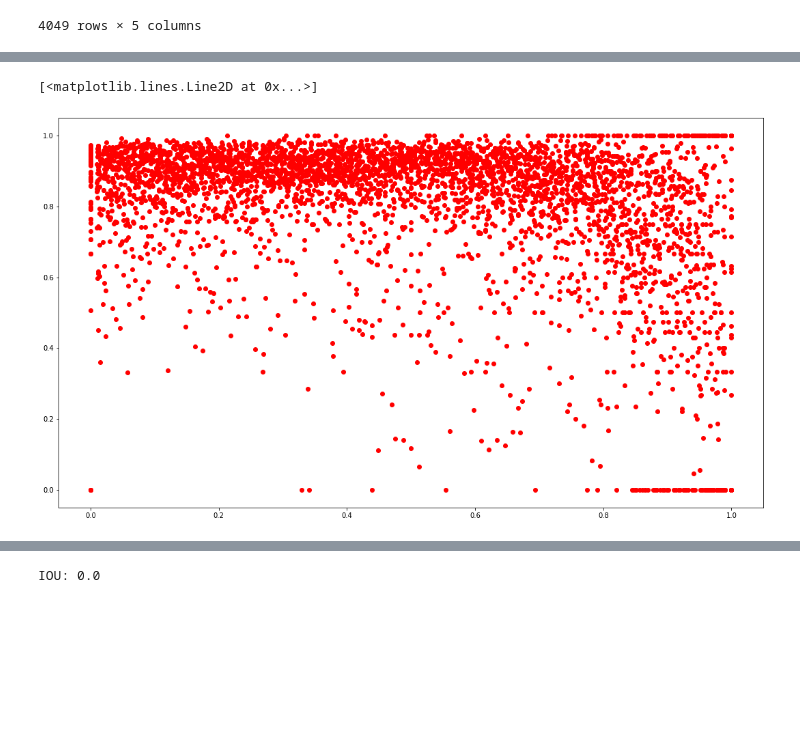
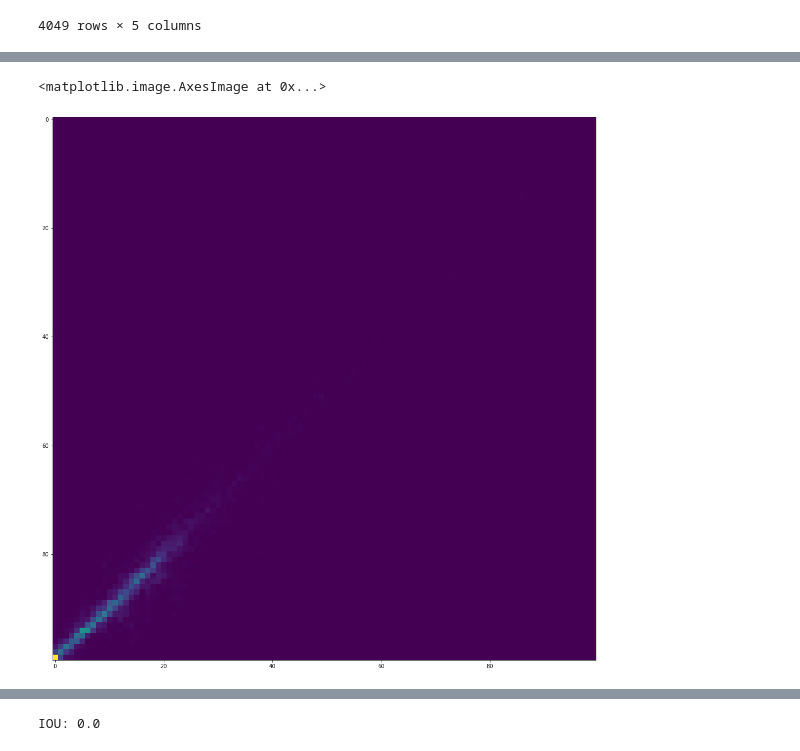
Before and after one commit to felrugo/nagy-fogas-cucc, a Jupyter notebook: Unet-roots.ipynb, the cells around one changed output, grey strips where cells are left out. Saved outputs shown, nothing was run; the diff lists cells and outputs as text; code cells hidden in the pictures; blank space fills up the shorter version.

```diff
--- a/Unet-roots.ipynb
+++ b/Unet-roots.ipynb
@@ -573,3 +557,6 @@ combined
+# %%
+# Load saved metrics
+combined = pd.read_csv("metrics.csv")
 # %%
 fig = plt.gcf()
 fig.set_size_inches(18.5, 10.5)
@@ -580,8 +602,10 @@ plt.plot(combined.mask_intensity, combined.iou, "ro")
+# %%
+histData2D = np.histogram2d(combined.mask_intensity, combined.pred_intensity, bins=(100,100))
 # %%
 fig = plt.gcf()
-fig.set_size_inches(18.5, 10.5)
-plt.plot(combined.pos, combined.iou, "ro")
+fig.set_size_inches(18.5, 18.5)
+plt.imshow(histData2D[0][::-1, :])
 # %% [output]
-[<matplotlib.lines.Line2D at 0x...>]
+<matplotlib.image.AxesImage at 0x...>
-[figure, old version]
+[figure, new version]
 # %%
```
Also changed, not shown: parts of 27 cells of this notebook.
